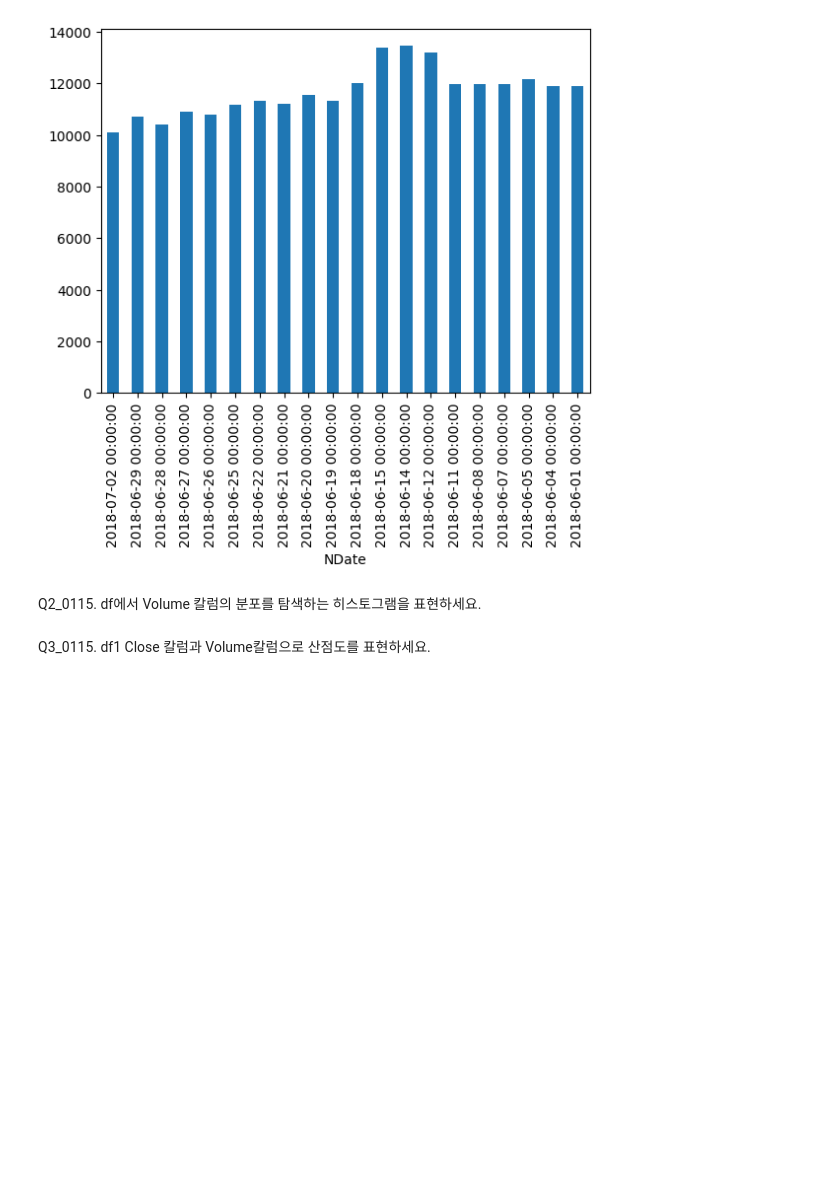
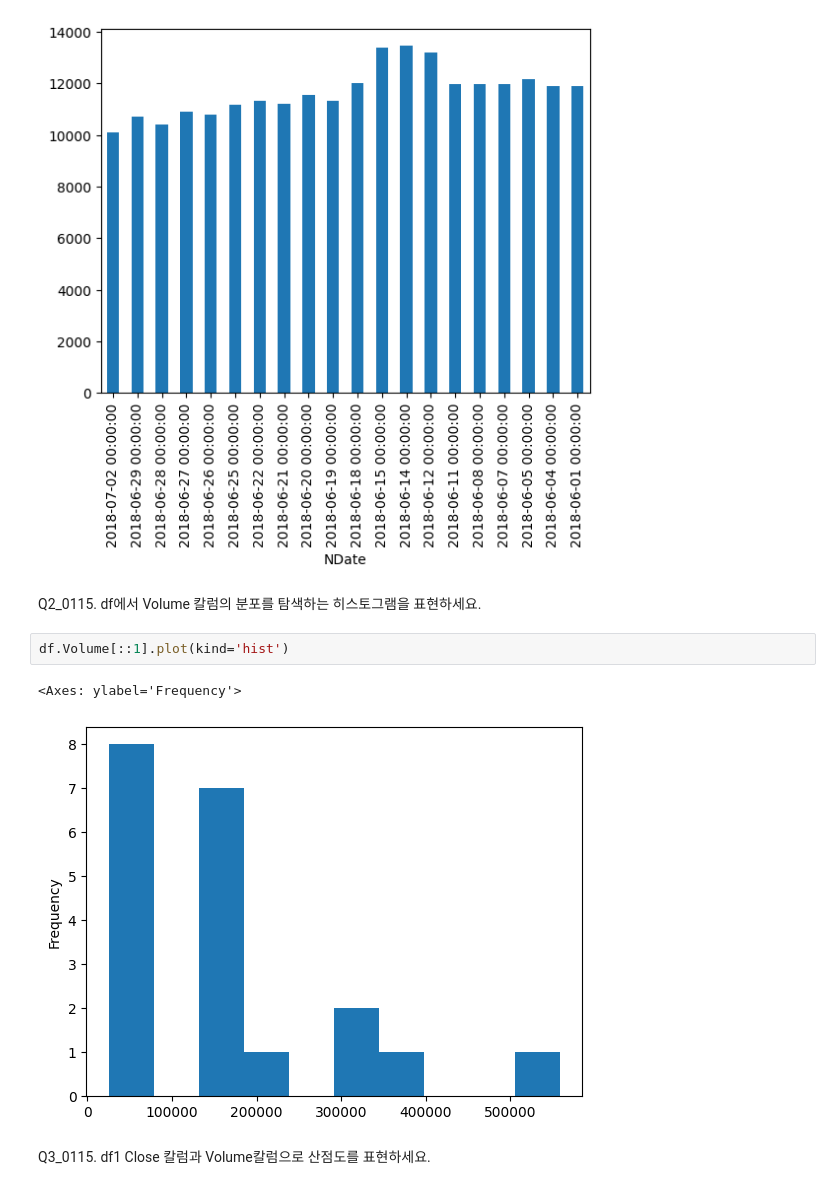
Before and after one commit to Minji4/kita_231026, a Jupyter notebook: m3_분석라이브러리/visualization/시각화1.ipynb, the cells around one changed output. Saved outputs shown, nothing was run; the diff lists cells and outputs as text; blank space fills up the shorter version.

```diff
--- a/m3_분석라이브러리/visualization/시각화1.ipynb
+++ b/m3_분석라이브러리/visualization/시각화1.ipynb
@@ -87,5 +87,10 @@ df1.Close[::1].plot(kind = 'bar')
 [figure]
 # %% [markdown]
 Q2_0115. df에서 Volume 칼럼의 분포를 탐색하는 히스토그램을 표현하세요.
+# %%
+df.Volume[::1].plot(kind='hist')
+# %% [output]
+<Axes: ylabel='Frequency'>
+[figure, added]
 # %% [markdown]
 Q3_0115. df1 Close 칼럼과 Volume칼럼으로 산점도를 표현하세요.
```
Also changed, not shown: parts of 2 cells of this notebook.
